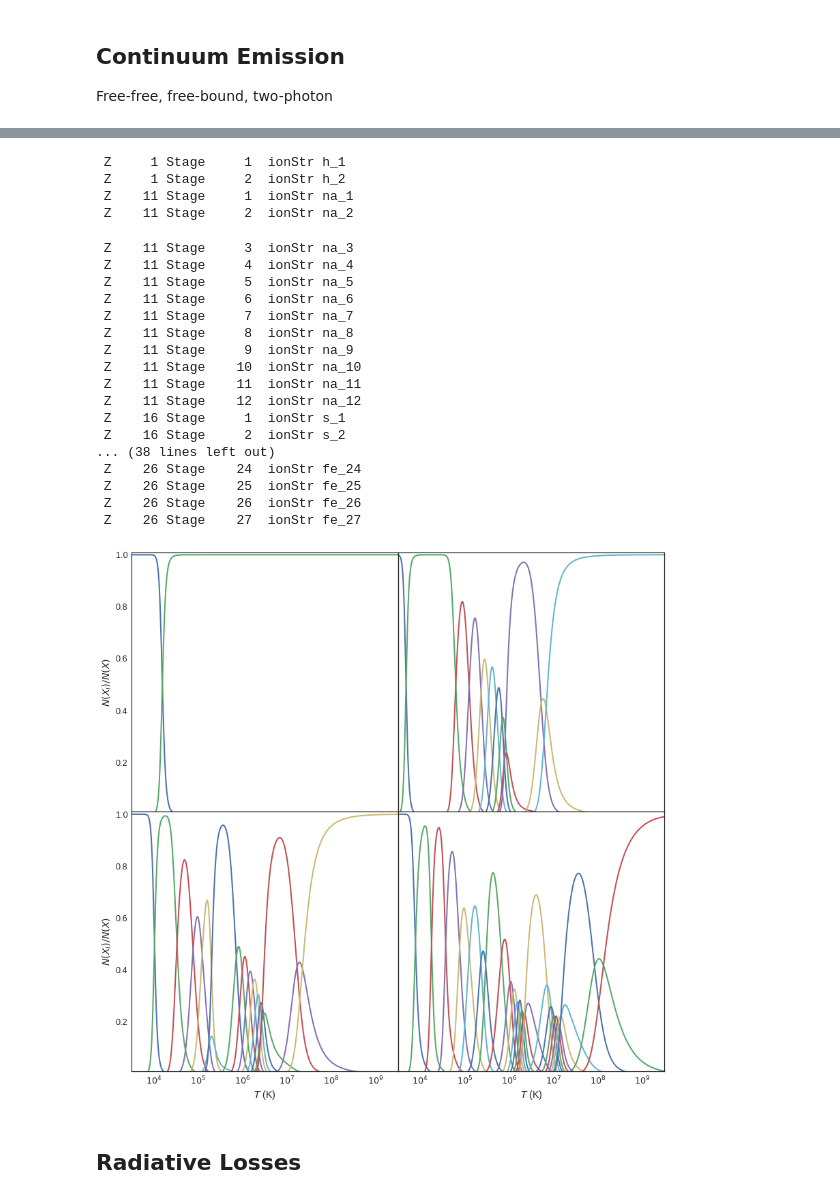
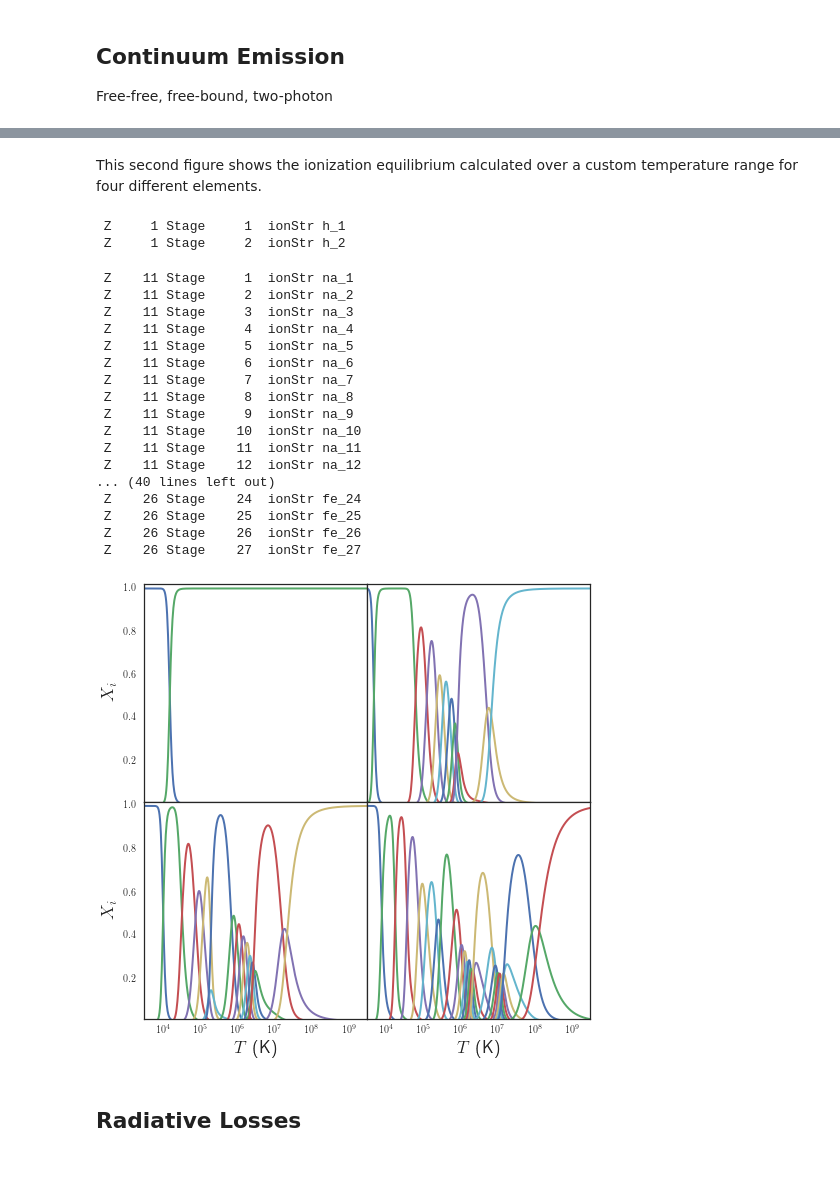
Before and after one commit to wtbarnes/chiantipy-talk-scipy-2017, a Jupyter notebook: paper/build_proceedings_figures.ipynb, the cells around one changed output, grey strips where cells are left out. Cells and saved outputs as stored; diff of their text form; code cells hidden in the pictures; blank space fills up the shorter version.

```diff
--- a/paper/build_proceedings_figures.ipynb
+++ b/paper/build_proceedings_figures.ipynb
@@ -176,0 +144,4 @@ fe_ioneq.calculate(temperature)
+# %%
+wavelength = np.logspace(0,3,100)
+temperature = np.logspace(6,8.5,100)
+fe18_continuum = ch.Continuum('fe_18',temperature)
@@ -177,12 +209,22 @@ fe_ioneq.calculate(temperature)
+# %%
+fe_ioneq_chianti = ch.ioneq('Fe')
+fe_ioneq_chianti.load()
+fe_ioneq_mazzotta = ch.ioneq('Fe')
+fe_ioneq_mazzotta.load(ioneqName='mazzotta_etal')
 # %%
 fig = plt.figure(figsize=(11.2,8))
 ax = fig.gca()
-colors = sns.color_palette('Dark2',n_colors=fe_ioneq.Ioneq.shape[0])
-for i in range(fe_ioneq.Ioneq.shape[0]):
-    ax.plot(temperature,fe_ioneq.Ioneq[i,:],
+colors = sns.color_palette(n_colors=fe_ioneq_chianti.Ioneq.shape[0])
+for i in range(fe_ioneq_chianti.Ioneq.shape[0]):
+    ax.plot(fe_ioneq_chianti.Temperature,fe_ioneq_chianti.Ioneq[i,:],
             label=roman.toRoman(i+1),
             color=colors[i]
            )
+    ax.plot(fe_ioneq_mazzotta.Temperature,fe_ioneq_mazzotta.Ioneq[i,:],
+            color=colors[i],
+            ls='--'
+           )
+
 ax.set_xscale('log')
 ax.set_ylim([0,1.01])
 ax.set_xlabel(r'$T$ (K)')
@@ -196,15 +238,22 @@ sns.despine(fig=fig,ax=ax)
+# %% [markdown]
+This second figure shows the ionization equilibrium calculated over a custom temperature range for four different elements.
 # %%
-ioneqs = {}
 els = ['H','Na','S','Fe']
+temperature = np.logspace(3.5,9.5,500)
+ioneqs = {el:{'calc':{'temperature':temperature},'data':{}} for el in els}
 for el in els:
-    tmp_ioneq = ch.ioneq(ch_util.el2z(el))
+    tmp_ioneq = ch.ioneq(el)
     tmp_ioneq.calculate(temperature)
-    ioneqs[el] = tmp_ioneq.Ioneq
+    ioneqs[el]['calc']['ioneq'] = tmp_ioneq.Ioneq
+    tmp_ioneq_data = ch.ioneq(el)
+    tmp_ioneq_data.load(ioneqName='mazzotta_etal')
+    ioneqs[el]['data']['temperature'] = tmp_ioneq_data.Temperature
+    ioneqs[el]['data']['ioneq'] = tmp_ioneq_data.Ioneq
 # %% [output]
  Z     1 Stage     1  ionStr h_1
  Z     1 Stage     2  ionStr h_2
- Z    11 Stage     1  ionStr na_1
- Z    11 Stage     2  ionStr na_2
+ Z    11 Stage     1  ionStr na_1
+ Z    11 Stage     2  ionStr na_2
  Z    11 Stage     3  ionStr na_3
  Z    11 Stage     4  ionStr na_4
  Z    11 Stage     5  ionStr na_5
@@ -215,29 +264,29 @@ for el in els:
  Z    11 Stage    10  ionStr na_10
  Z    11 Stage    11  ionStr na_11
  Z    11 Stage    12  ionStr na_12
- Z    16 Stage     1  ionStr s_1
- Z    16 Stage     2  ionStr s_2
-... (38 lines left out)
+... (40 lines left out)
  Z    26 Stage    24  ionStr fe_24
  Z    26 Stage    25  ionStr fe_25
  Z    26 Stage    26  ionStr fe_26
  Z    26 Stage    27  ionStr fe_27
 # %%
-fig,axes = plt.subplots(2,2,figsize=(14,14),sharex=True,sharey=True)
+fig,axes = plt.subplots(2,2,figsize=(8,8),sharex=True,sharey=True)
 for ax,el in zip(axes.flatten(),els):
-    for i in range(ioneqs[el].shape[0]):
-        ax.plot(temperature,ioneqs[el][i,:])
+    colors = sns.color_palette(n_colors=ioneqs[el]['calc']['ioneq'].shape[0])
+    for i in range(ioneqs[el]['calc']['ioneq'].shape[0]):
+        ax.plot(ioneqs[el]['calc']['temperature'],ioneqs[el]['calc']['ioneq'][i,:],color=colors[i],ls='-')
+        #ax.plot(ioneqs[el]['data']['temperature'],ioneqs[el]['data']['ioneq'][i,:],color=colors[i],ls='--')
     ax.set_xscale('log')
-    ax.set_ylim([0.01,1.01])
+    ax.set_ylim([0.01,1.02])
     ax.set_xlim([temperature[0],temperature[-1]])
     if axes.flatten().tolist().index(ax) > 1:
         ax.set_xlabel(r'$T$ (K)')
     if axes.flatten().tolist().index(ax)%2 == 0:
-        ax.set_ylabel(r'$N(X_i)/N(X)$')
+        ax.set_ylabel(r'$X_i$')
 plt.subplots_adjust(hspace=0,wspace=0)
-plt.savefig('figures/ioneq.pdf',dpi=1000,format='pdf')
+plt.savefig('figures/ioneq.pdf',dpi=1000,format='pdf',bbox_inches='tight')
 # %% [output]
-[figure, old version]
+[figure, new version]
 # %% [markdown]
 ## Radiative Losses
 # %% [markdown]
```
Also changed, not shown: parts of 14 cells of this notebook, 5 other files.
